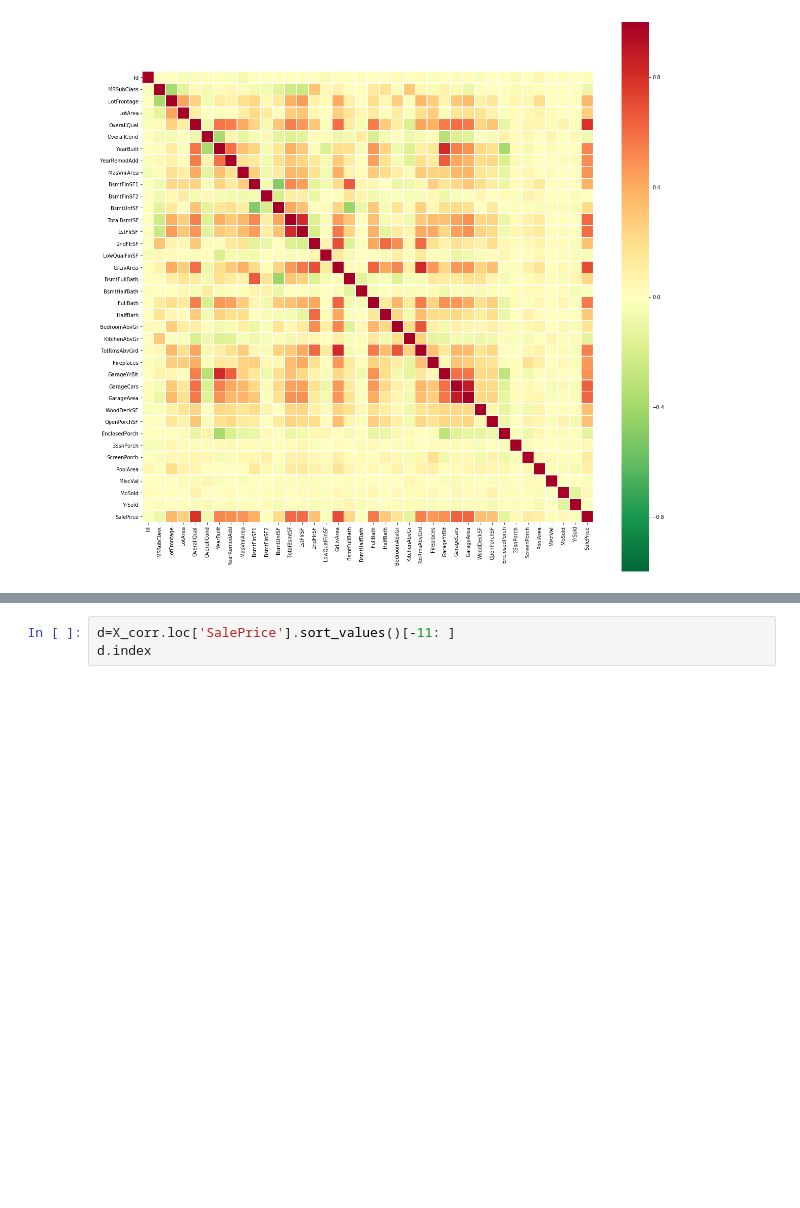
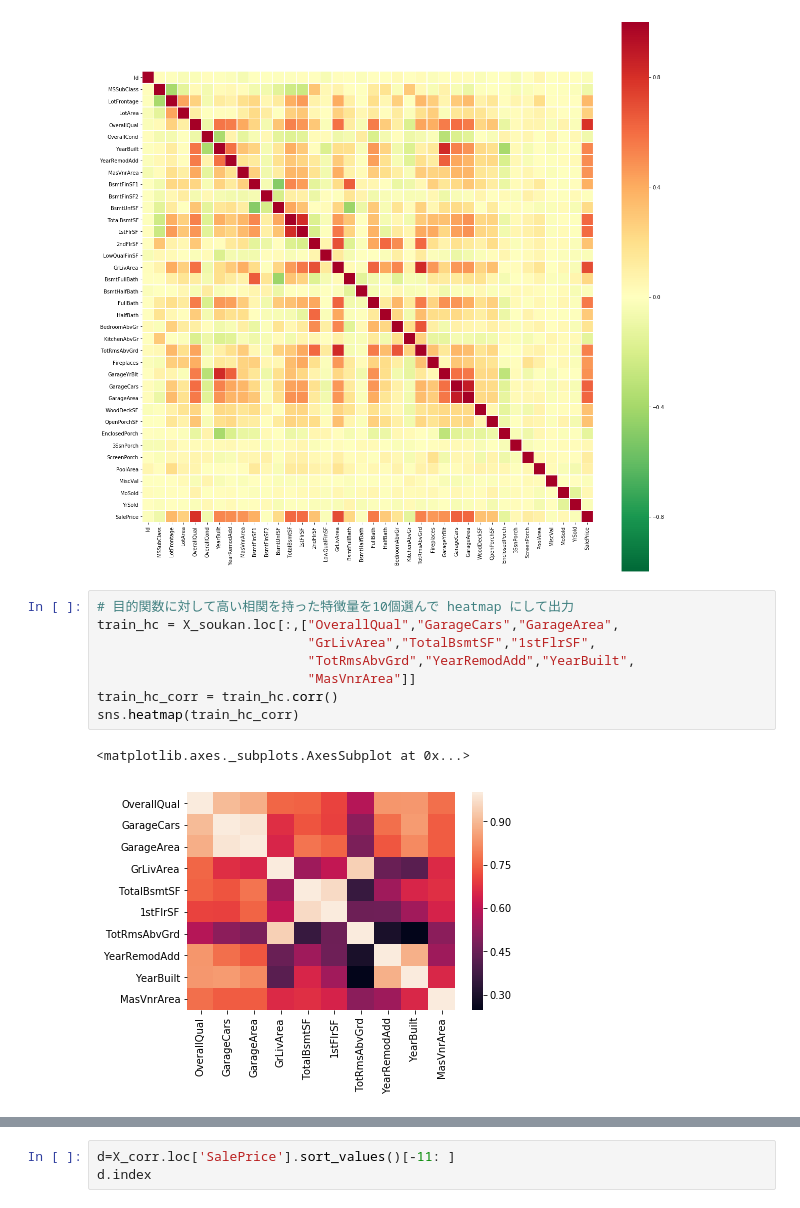
Before and after one commit to tominagashuji/dic_ml, a Jupyter notebook: week03/week3_2.ipynb, the cells around one changed output, grey strips where cells are left out. Cells and saved outputs as stored; diff of their text form; blank space fills up the shorter version.

```diff
--- a/week03/week3_2.ipynb
+++ b/week03/week3_2.ipynb
@@ -360,6 +340,17 @@ sns.heatmap(X_soukan, # データをセット
 # %% [output]
 <matplotlib.axes._subplots.AxesSubplot at 0x...>
 [figure]
+# %%
+# 目的関数に対して高い相関を持った特徴量を10個選んで heatmap にして出力
+train_hc = X_soukan.loc[:,["OverallQual","GarageCars","GarageArea",
+                           "GrLivArea","TotalBsmtSF","1stFlrSF",
+                           "TotRmsAbvGrd","YearRemodAdd","YearBuilt",
+                           "MasVnrArea"]]
+train_hc_corr = train_hc.corr()
+sns.heatmap(train_hc_corr)
+# %% [output]
+<matplotlib.axes._subplots.AxesSubplot at 0x...>
+[figure, added]
 # %%
 """
 目的変数との相関の高い特徴量10個を選び、これらだけの相関係数行列ヒートマップを作る。
```
Also changed, not shown: parts of 15 cells of this notebook, 2 other files.
